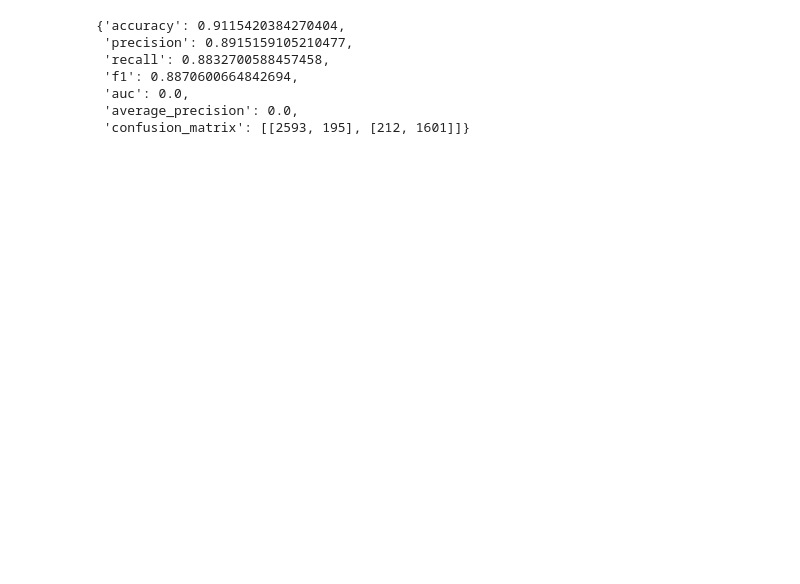
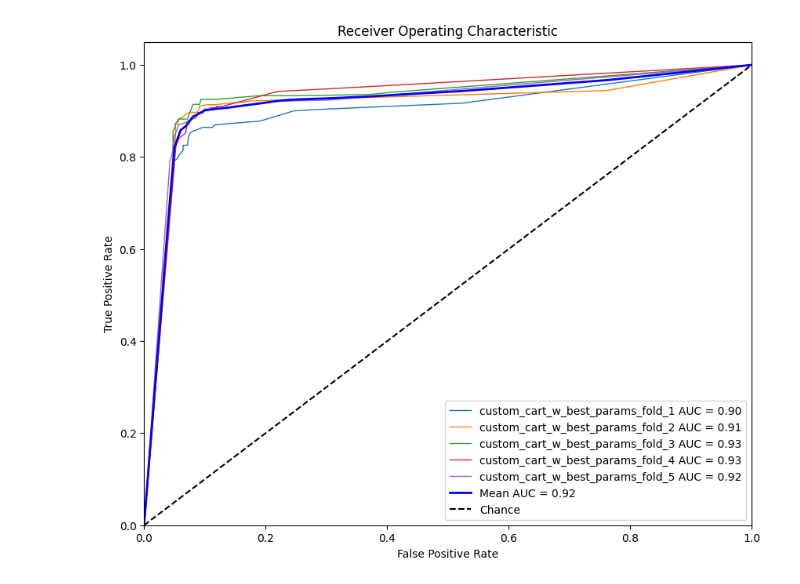
Before and after one commit to iajaykarthick/Email-Spam-Classification, a Jupyter notebook: notebooks/05_Experiment_Runner.ipynb, the cells around one changed output. Drawn from its saved outputs; the diff is of its cells as text; code cells hidden in the pictures; blank space fills up the shorter version.

```diff
--- a/notebooks/05_Experiment_Runner.ipynb
+++ b/notebooks/05_Experiment_Runner.ipynb
@@ -23,12 +22,9 @@ Experiment custom_cart_w_best_params results: {'accuracy': 0.9115420384270404, '
 Experiment Results saved to /Users/ajaykarthicksenthilkumar/dev/personal/Email-Spam-Classification/experiments/custom_cart_w_best_params/results.json
 Experiment custom_cart_w_best_params completed successfully!
-# %%
-exp.results
-# %% [output]
-{'accuracy': 0.9115420384270404,
- 'precision': 0.8915159105210477,
- 'recall': 0.8832700588457458,
- 'f1': 0.8870600664842694,
- 'auc': 0.0,
- 'average_precision': 0.0,
- 'confusion_matrix': [[2593, 195], [212, 1601]]}
+# %%
+from src.visualization.metrics_visualizer import MetricsVisualizer
+
+metrics_visualizer = MetricsVisualizer(exp.metrics_obj)
+metrics_visualizer.plot_roc_curve()
+# %% [output]
+[figure, added]
```
Also changed, not shown: parts of 5 cells of this notebook.
